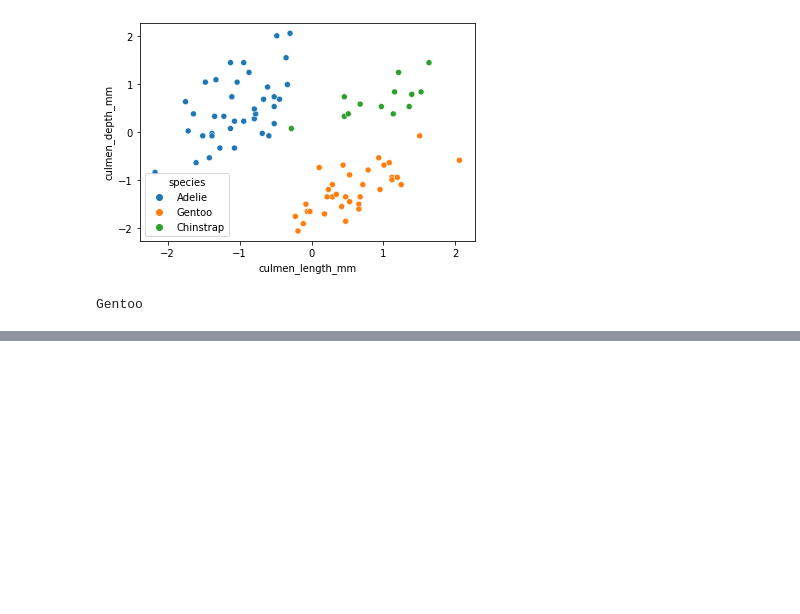
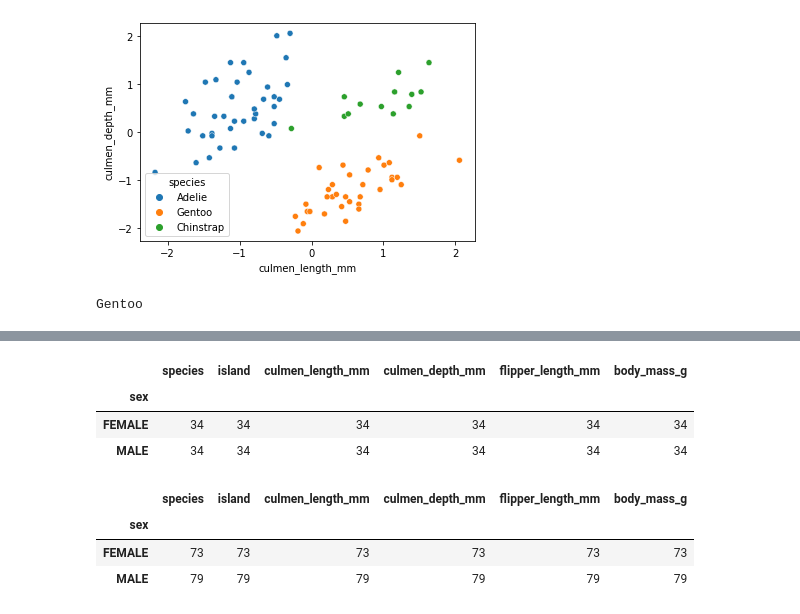
Before and after one commit to t4rtufo/dash, a Jupyter notebook: main.ipynb, the cells around one changed output, grey strips where cells are left out. Cells and saved outputs as stored; diff of their text form; code cells hidden in the pictures; blank space fills up the shorter version.

```diff
--- a/main.ipynb
+++ b/main.ipynb
@@ -154,0 +168,14 @@ Gentoo
+# %%
+penguins[penguins["species"]=="Chinstrap"].groupby("sex").count()
+# %% [output]
+|  | species | island | culmen_length_mm | culmen_depth_mm | flipper_length_mm | body_mass_g |
+| sex |  |  |  |  |  |  |
+| FEMALE | 34 | 34 | 34 | 34 | 34 | 34 |
+| MALE | 34 | 34 | 34 | 34 | 34 | 34 |
+# %%
+penguins[penguins["species"]=="Adelie"].groupby("sex").count()
+# %% [output]
+|  | species | island | culmen_length_mm | culmen_depth_mm | flipper_length_mm | body_mass_g |
+| sex |  |  |  |  |  |  |
+| FEMALE | 73 | 73 | 73 | 73 | 73 | 73 |
+| MALE | 79 | 79 | 79 | 79 | 79 | 79 |
```
Also changed, not shown: parts of 2 cells of this notebook, 6 other files.
